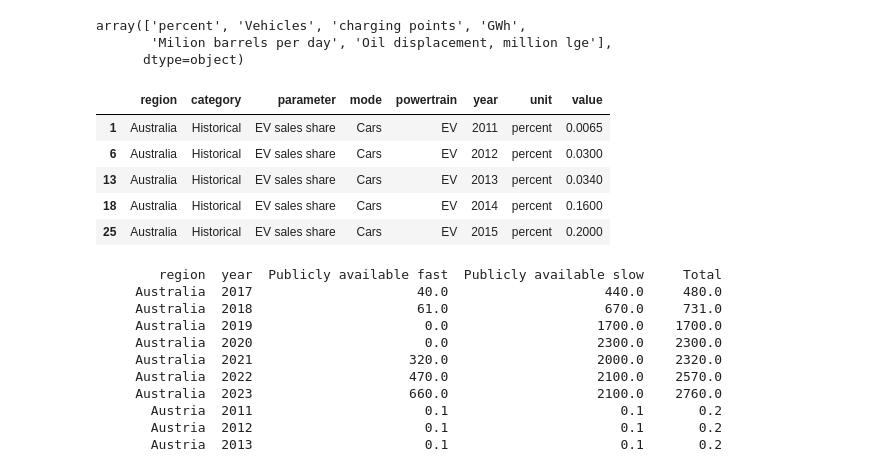
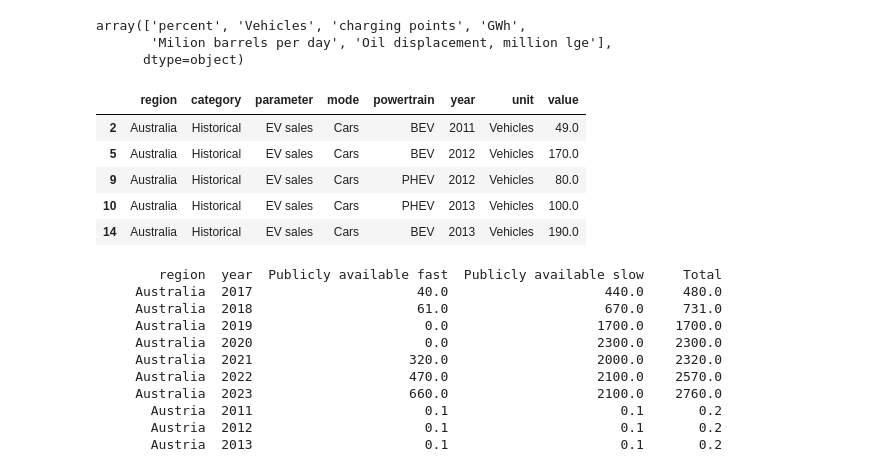
Before and after one commit to arkhanks/data_analytics_proj_3, a Jupyter notebook: Amy/AMY worldwide ev adoption.ipynb, the cells around one changed output. Saved outputs shown, nothing was run; the diff lists cells and outputs as text; code cells hidden in the pictures.

```diff
--- a/Amy/AMY worldwide ev adoption.ipynb
+++ b/Amy/AMY worldwide ev adoption.ipynb
@@ -148,21 +148,21 @@ array(['percent', 'Vehicles', 'charging points', 'GWh',
        'Milion barrels per day', 'Oil displacement, million lge'],
       dtype=object)
 # %%
-# Make dataframe of ev adoption from 2011 - 2023 by ev sales share
-df_evsales_share = df.loc[
+# Make dataframe of ev adoption from 2011 - 2023 by ev sales
+df_evsales = df.loc[
     (df['year'] >= 2011) &
     (df['year'] <= 2023) &
     (df['category']== 'Historical') &
-    (df['parameter']== 'EV sales share')
+    (df['parameter']== 'EV sales')
 ]
-df_evsales_share.head()
+df_evsales.head()
 # %% [output]
 |  | region | category | parameter | mode | powertrain | year | unit | value |
-| 1 | Australia | Historical | EV sales share | Cars | EV | 2011 | percent | 0.0065 |
-| 6 | Australia | Historical | EV sales share | Cars | EV | 2012 | percent | 0.0300 |
-| 13 | Australia | Historical | EV sales share | Cars | EV | 2013 | percent | 0.0340 |
-| 18 | Australia | Historical | EV sales share | Cars | EV | 2014 | percent | 0.1600 |
-| 25 | Australia | Historical | EV sales share | Cars | EV | 2015 | percent | 0.2000 |
+| 2 | Australia | Historical | EV sales | Cars | BEV | 2011 | Vehicles | 49.0 |
+| 5 | Australia | Historical | EV sales | Cars | BEV | 2012 | Vehicles | 170.0 |
+| 9 | Australia | Historical | EV sales | Cars | PHEV | 2012 | Vehicles | 80.0 |
+| 10 | Australia | Historical | EV sales | Cars | PHEV | 2013 | Vehicles | 100.0 |
+| 14 | Australia | Historical | EV sales | Cars | BEV | 2013 | Vehicles | 190.0 |
 # %%
 # Filter data for fast and slow charging points (excluding other powertrains)
 df_charging = df.loc[
```
Also changed, not shown: parts of 4 cells of this notebook, 10 other files.
